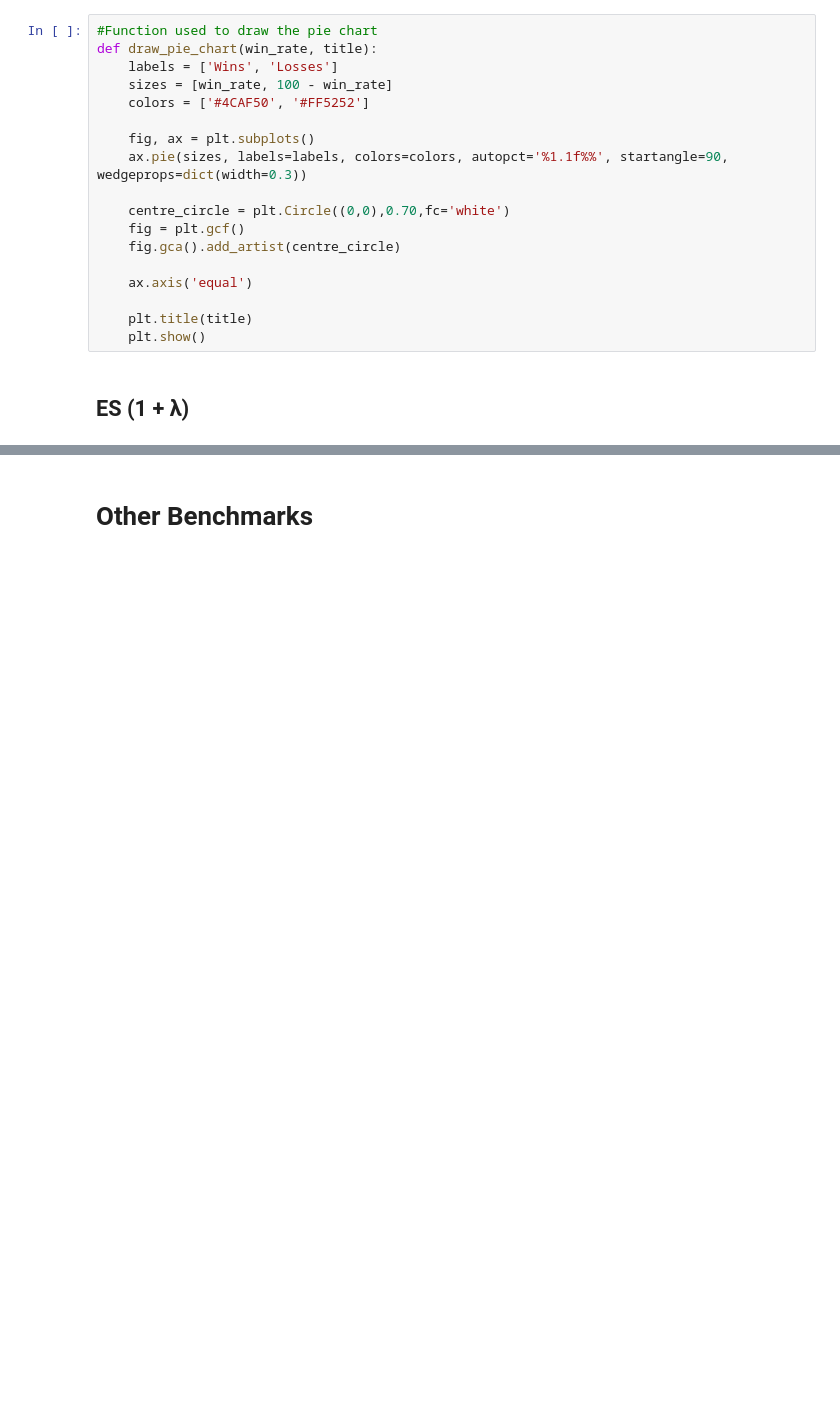
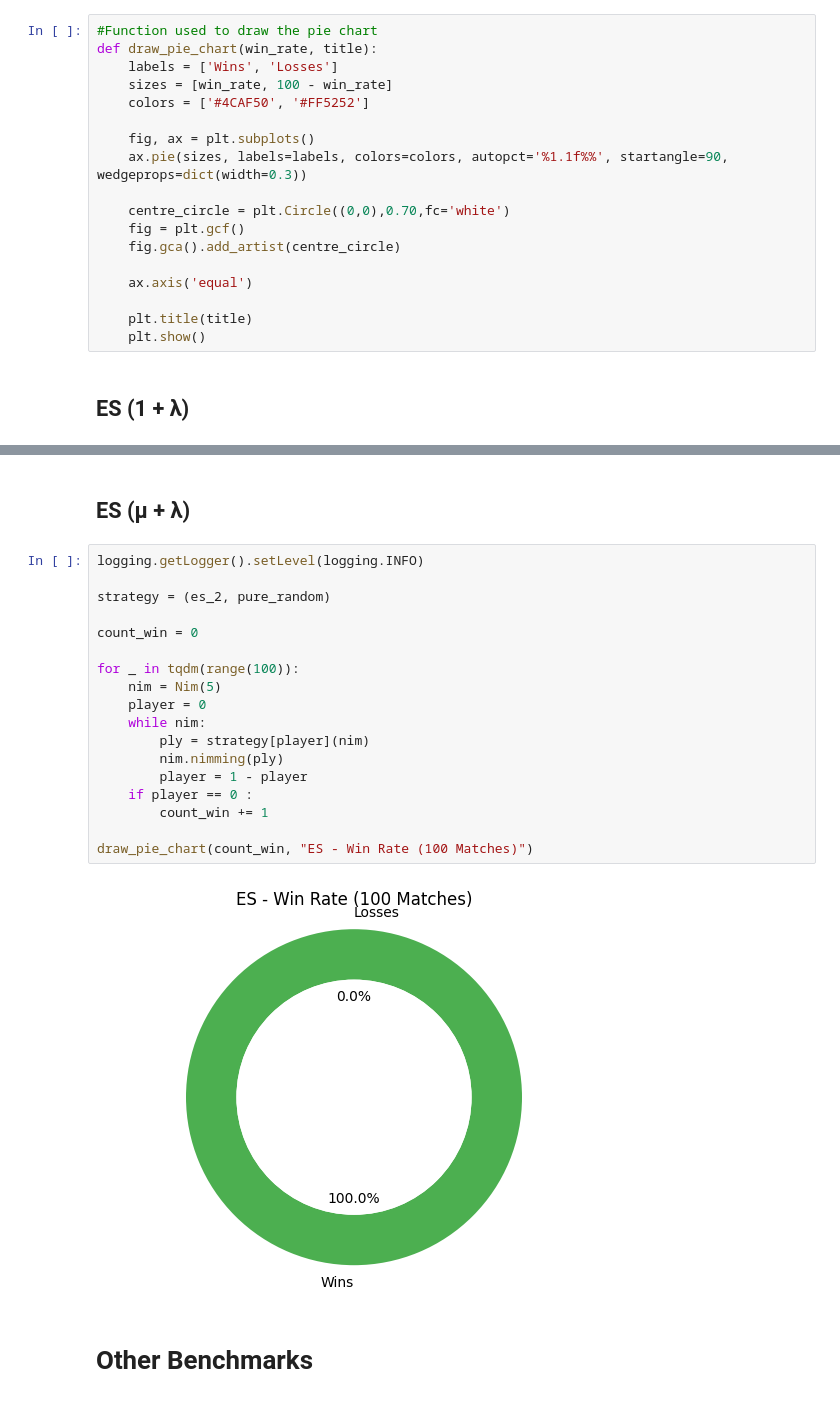
Before and after one commit to andrea-ga/computational-intelligence, a Jupyter notebook: labs/lab2/lab2-nim.ipynb, the cells around one changed output, grey strips where cells are left out. Cells and saved outputs as stored; diff of their text form; blank space fills up the shorter version.

```diff
--- a/labs/lab2/lab2-nim.ipynb
+++ b/labs/lab2/lab2-nim.ipynb
@@ -363,3 +416,25 @@ draw_pie_chart(count_win, "ES - Win Rate (100 Matches)")
+# %% [markdown]
+## ES (μ + λ)
+# %%
+logging.getLogger().setLevel(logging.INFO)
+
+strategy = (es_2, pure_random)
+
+count_win = 0
+
+for _ in tqdm(range(100)):
+    nim = Nim(5)
+    player = 0
+    while nim:
+        ply = strategy[player](nim)
+        nim.nimming(ply)
+        player = 1 - player
+    if player == 0 :
+        count_win += 1
+
+draw_pie_chart(count_win, "ES - Win Rate (100 Matches)")
+# %% [output]
+[figure, added]
 # %% [markdown]
 # Other Benchmarks
 # %% [markdown]
```
Also changed, not shown: parts of 12 cells of this notebook.
